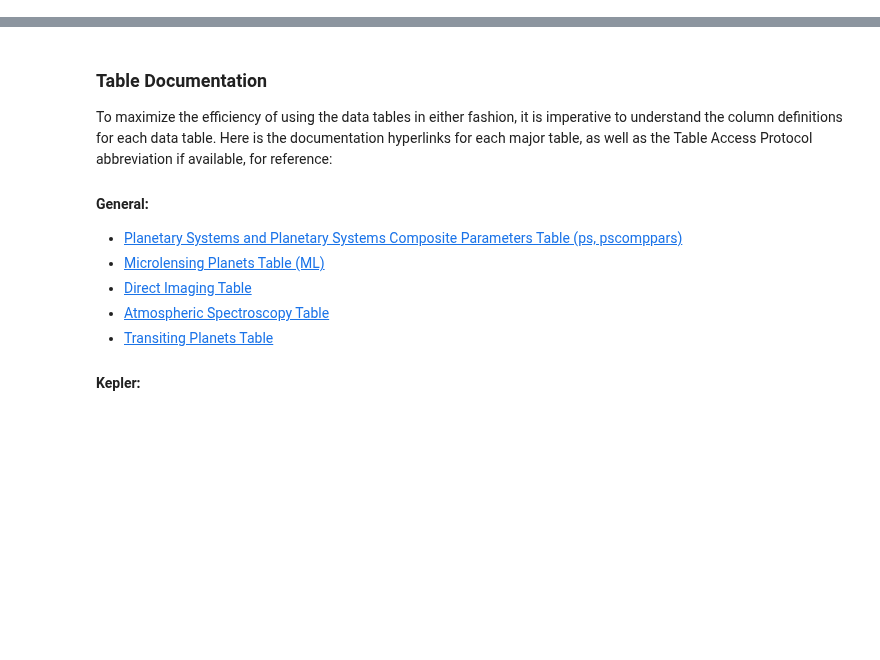
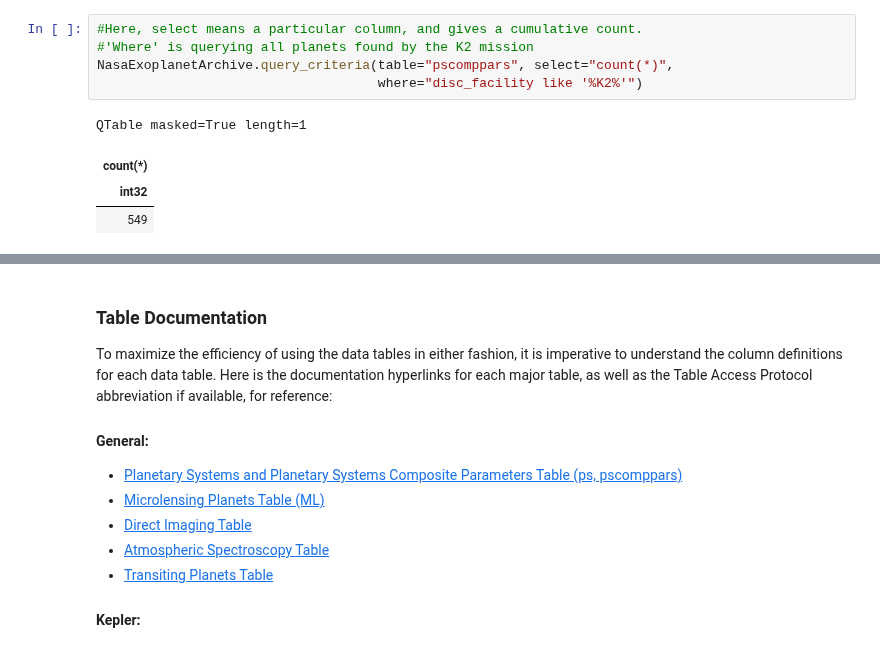
Before and after one commit to AstroMusers/ExoCore, a Jupyter notebook: ExoCore/Databases/NEA.ipynb, the cells around one changed output, grey strips where cells are left out. Saved outputs shown, nothing was run; the diff lists cells and outputs as text; blank space fills up the shorter version.

```diff
--- a/ExoCore/Databases/NEA.ipynb
+++ b/ExoCore/Databases/NEA.ipynb
@@ -58,0 +107,10 @@ In some applications, being able to systematically retrieve information from the
+# %%
+#Here, select means a particular column, and gives a cumulative count.
+#'Where' is querying all planets found by the K2 mission
+NasaExoplanetArchive.query_criteria(table="pscomppars", select="count(*)",
+                                    where="disc_facility like '%K2%'")
+# %% [output]
+QTable masked=True length=1
+| count(*) |
+| int32 |
+| 549 |
```
Also changed, not shown: parts of 12 cells of this notebook.
